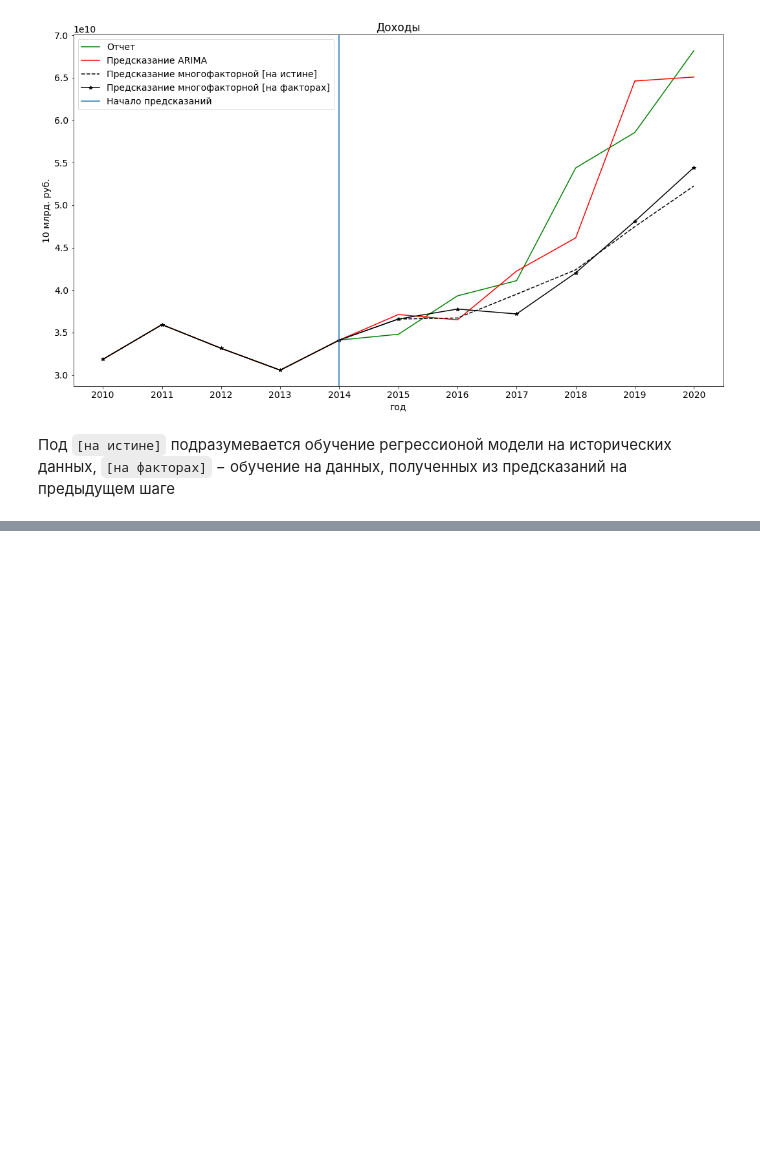
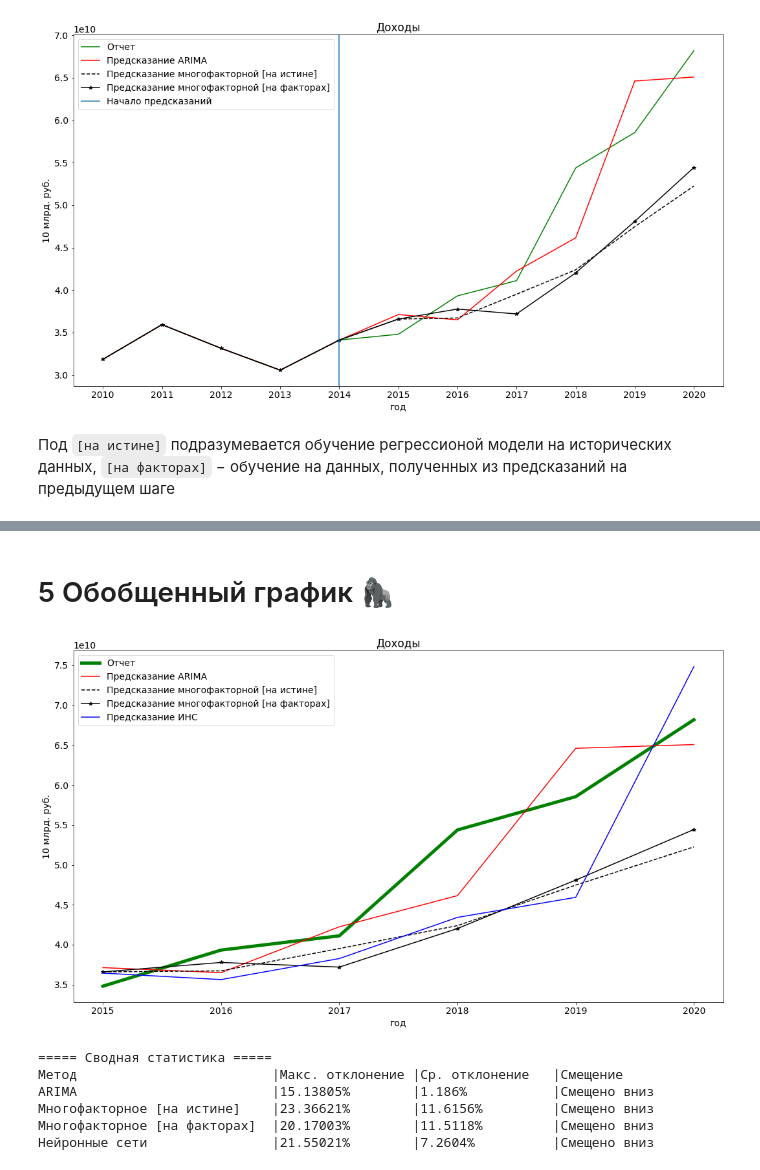
Before and after one commit to vasilisc-team/vasilisc.budget, a Jupyter notebook: research/ResearchJupyter.ipynb, the cells around one changed output, grey strips where cells are left out. Drawn from its saved outputs; the diff is of its cells as text; code cells hidden in the pictures; blank space fills up the shorter version.

```diff
--- a/research/ResearchJupyter.ipynb
+++ b/research/ResearchJupyter.ipynb
@@ -487,0 +611,39 @@ plt.show()
+# %% [markdown]
+# 5 Обобщенный график 🦍
+# %%
+plt.rcParams.update({'font.size': 14})
+fig, ax = plt.subplots(1, figsize=(18, 10))
+
+ax.set_title("Доходы")
+ax.plot([x for x in data_profit.keys()][5:], [data_profit[x].loc[0, "cons"] for x in data_profit.keys()][5:], 'g', label="Отчет", linewidth=5.0)
+ax.plot([x for x in data_profit.keys()][5:], arima_forecast["profit"][5:], 'r', label="Предсказание ARIMA")
+ax.plot([x for x in data_profit.keys()][5:], lr_forecast["profit_true"][5:], 'k--', label="Предсказание многофакторной [на истине]")
+ax.plot([x for x in data_profit.keys()][5:], lr_forecast["profit_pred"][5:], 'k-*', label="Предсказание многофакторной [на факторах]")
+ax.plot([x for x in data_profit.keys()][5:], np.array(y_hat_stability)[5:] * 1e11, 'b', label="Предсказание ИНС")
+
+ax.set_ylabel("10 млрд. руб.")
+ax.set_xlabel("год")
+ax.legend(loc="best")
+
+plt.subplots_adjust(hspace=0.3)
+plt.show()
+# %% [output]
+[figure, added]
+# %%
+print(5 * "=" + " Сводная статистика " + "=" * 5)
+print("{:30s}|{:17s}|{:17s}|{}".format("Метод", "Макс. отклонение", "Ср. отклонение", "Смещение"))
+temp_1 = _calc_metrics([data_profit[x].loc[0, "cons"] for x in data_profit.keys()][5:], arima_forecast["profit"][5:], 0)
+print("{:30s}|{:17s}|{:17s}|{}".format("ARIMA", str(round(temp_1["max"], 5)) + "%", str(round(temp_1["mean"], 4)) + "%", temp_1["line"]))
+temp_1 = _calc_metrics([data_profit[x].loc[0, "cons"] for x in data_profit.keys()][5:], lr_forecast["profit_true"][5:], 0)
+print("{:30s}|{:17s}|{:17s}|{}".format("Многофакторное [на истине]", str(round(temp_1["max"], 5)) + "%", str(round(temp_1["mean"], 4)) + "%", temp_1["line"]))
+temp_1 = _calc_metrics([data_profit[x].loc[0, "cons"] for x in data_profit.keys()][5:], lr_forecast["profit_pred"][5:], 0)
+print("{:30s}|{:17s}|{:17s}|{}".format("Многофакторное [на факторах]", str(round(temp_1["max"], 5)) + "%", str(round(temp_1["mean"], 4)) + "%", temp_1["line"]))
+temp_1 = _calc_metrics([data_profit[x].loc[0, "cons"] for x in data_profit.keys()][5:], np.array(y_hat_stability)[5:] * 1e11, 0)
+print("{:30s}|{:17s}|{:17s}|{}".format("Нейронные сети", str(round(temp_1["max"], 5)) + "%", str(round(temp_1["mean"], 4)) + "%", temp_1["line"]))
+# %% [output]
+===== Сводная статистика =====
+Метод                         |Макс. отклонение |Ср. отклонение   |Смещение
+ARIMA                         |15.13805%        |1.186%           |Смещено вниз
+Многофакторное [на истине]    |23.36621%        |11.6156%         |Смещено вниз
+Многофакторное [на факторах]  |20.17003%        |11.5118%         |Смещено вниз
+Нейронные сети                |21.55021%        |7.2604%          |Смещено вниз
```
Also changed, not shown: parts of 15 cells of this notebook, 1 other file.
